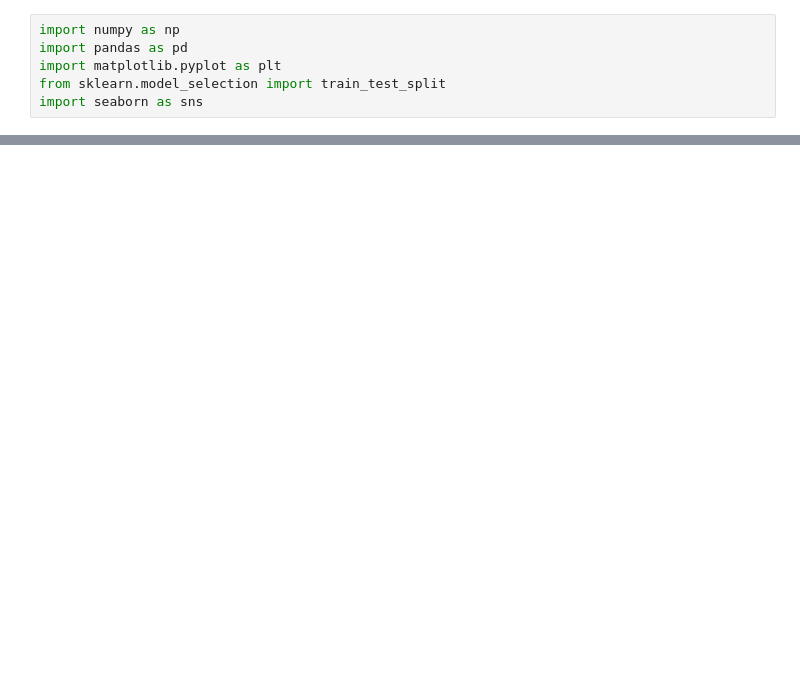
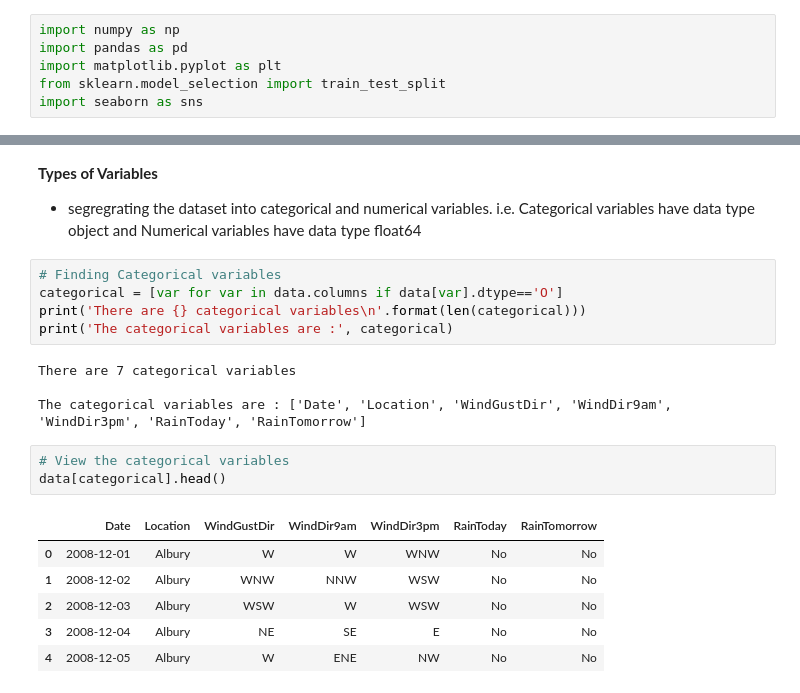
Before and after one commit to chemkai/30-Days-of-ML-basics, a Jupyter notebook: Logistic_Regression.ipynb, the cells around one changed output, grey strips where cells are left out. Cells and saved outputs as stored; diff of their text form; blank space fills up the shorter version.

```diff
--- a/Logistic_Regression.ipynb
+++ b/Logistic_Regression.ipynb
@@ -43,0 +112,22 @@ memory usage: 146.8+ KB
+# %% [markdown]
+**Types of Variables**
+- segregrating the dataset into categorical and numerical variables. i.e. Categorical variables have data type object and Numerical variables have data type float64
+# %%
+# Finding Categorical variables
+categorical = [var for var in data.columns if data[var].dtype=='O']
+print('There are {} categorical variables\n'.format(len(categorical)))
+print('The categorical variables are :', categorical)
+# %% [output]
+There are 7 categorical variables
+
+The categorical variables are : ['Date', 'Location', 'WindGustDir', 'WindDir9am', 'WindDir3pm', 'RainToday', 'RainTomorrow']
+# %%
+# View the categorical variables
+data[categorical].head()
+# %% [output]
+|  | Date | Location | WindGustDir | WindDir9am | WindDir3pm | RainToday | RainTomorrow |
+| 0 | 2008-12-01 | Albury | W | W | WNW | No | No |
+| 1 | 2008-12-02 | Albury | WNW | NNW | WSW | No | No |
+| 2 | 2008-12-03 | Albury | WSW | W | WSW | No | No |
+| 3 | 2008-12-04 | Albury | NE | SE | E | No | No |
+| 4 | 2008-12-05 | Albury | W | ENE | NW | No | No |
```
Also changed, not shown: parts of 22 cells of this notebook.
